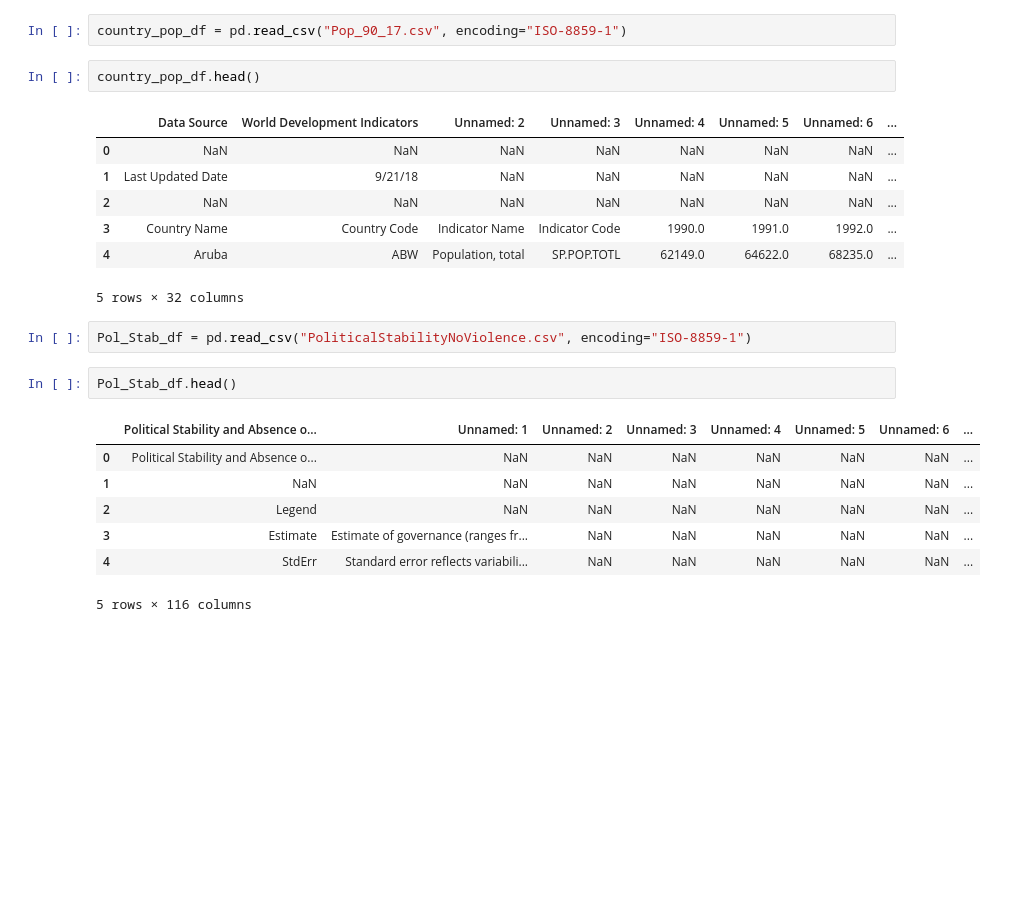
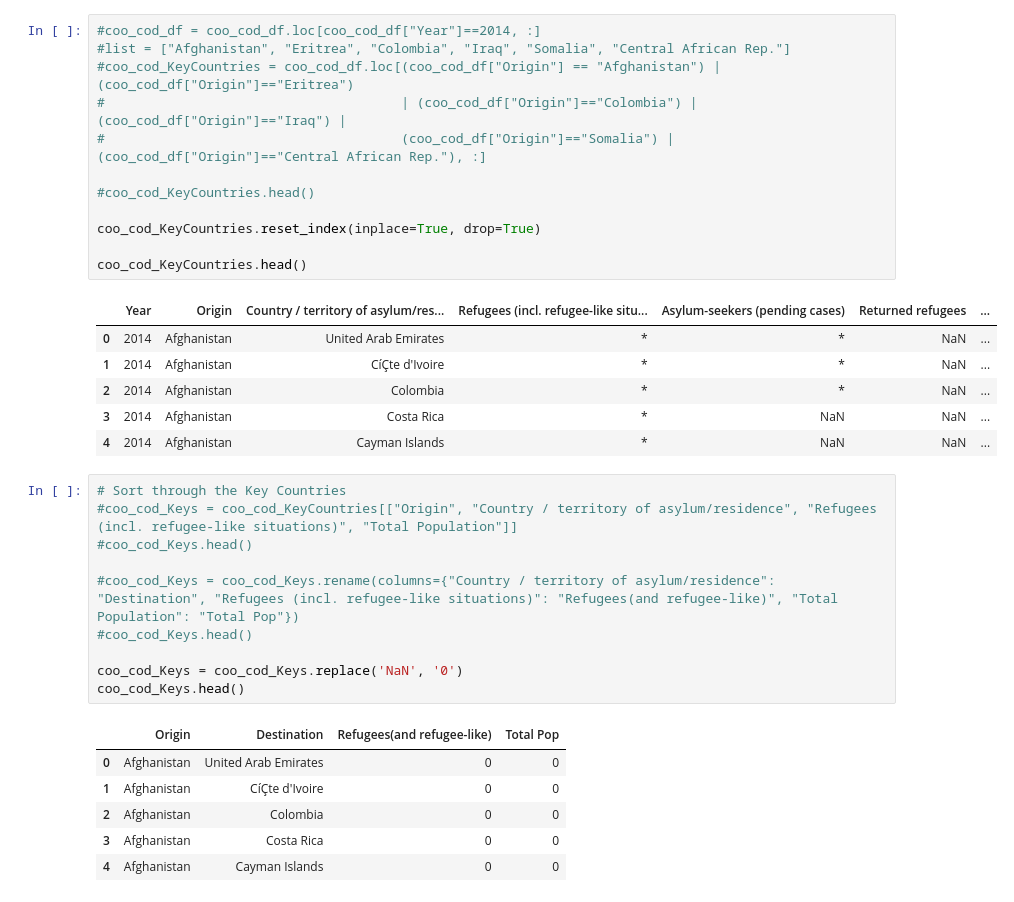
Before and after one commit to SarahCatherineSmith/ImpactHack-migration, a Jupyter notebook: Bubble_Plot/Bubble_Plot_Data_Mash.ipynb, the cells around one changed output. Saved outputs shown, nothing was run; the diff lists cells and outputs as text; blank space fills up the shorter version.

```diff
--- a/Bubble_Plot/Bubble_Plot_Data_Mash.ipynb
+++ b/Bubble_Plot/Bubble_Plot_Data_Mash.ipynb
@@ -18,24 +19,36 @@ country_of_origin_csv_df.head()
-# %%
-country_pop_df = pd.read_csv("Pop_90_17.csv", encoding="ISO-8859-1")
-# %%
-country_pop_df.head()
-# %% [output]
-|  | Data Source | World Development Indicators | Unnamed: 2 | Unnamed: 3 | Unnamed: 4 | Unnamed: 5 | Unnamed: 6 | ... |
-| 0 | NaN | NaN | NaN | NaN | NaN | NaN | NaN | ... |
-| 1 | Last Updated Date | 9/21/18 | NaN | NaN | NaN | NaN | NaN | ... |
-| 2 | NaN | NaN | NaN | NaN | NaN | NaN | NaN | ... |
-| 3 | Country Name | Country Code | Indicator Name | Indicator Code | 1990.0 | 1991.0 | 1992.0 | ... |
-| 4 | Aruba | ABW | Population, total | SP.POP.TOTL | 62149.0 | 64622.0 | 68235.0 | ... |
-5 rows × 32 columns
-# %%
-Pol_Stab_df = pd.read_csv("PoliticalStabilityNoViolence.csv", encoding="ISO-8859-1")
-# %%
-Pol_Stab_df.head()
-# %% [output]
-|  | Political Stability and Absence o... | Unnamed: 1 | Unnamed: 2 | Unnamed: 3 | Unnamed: 4 | Unnamed: 5 | Unnamed: 6 | ... |
-| 0 | Political Stability and Absence o... | NaN | NaN | NaN | NaN | NaN | NaN | ... |
-| 1 | NaN | NaN | NaN | NaN | NaN | NaN | NaN | ... |
-| 2 | Legend | NaN | NaN | NaN | NaN | NaN | NaN | ... |
-| 3 | Estimate | Estimate of governance (ranges fr... | NaN | NaN | NaN | NaN | NaN | ... |
-| 4 | StdErr | Standard error reflects variabili... | NaN | NaN | NaN | NaN | NaN | ... |
-5 rows × 116 columns
+# %%
+#coo_cod_df = coo_cod_df.loc[coo_cod_df["Year"]==2014, :]
+#list = ["Afghanistan", "Eritrea", "Colombia", "Iraq", "Somalia", "Central African Rep."]
+#coo_cod_KeyCountries = coo_cod_df.loc[(coo_cod_df["Origin"] == "Afghanistan") | (coo_cod_df["Origin"]=="Eritrea")
+#                                      | (coo_cod_df["Origin"]=="Colombia") | (coo_cod_df["Origin"]=="Iraq") |
+#                                      (coo_cod_df["Origin"]=="Somalia") |  (coo_cod_df["Origin"]=="Central African Rep."), :]
+
+#coo_cod_KeyCountries.head()
+
+coo_cod_KeyCountries.reset_index(inplace=True, drop=True)
+
+coo_cod_KeyCountries.head()
+# %% [output]
+|  | Year | Origin | Country / territory of asylum/res... | Refugees (incl. refugee-like situ... | Asylum-seekers (pending cases) | Returned refugees | ... |
+| 0 | 2014 | Afghanistan | United Arab Emirates | * | * | NaN | ... |
+| 1 | 2014 | Afghanistan | CíÇte d'Ivoire | * | * | NaN | ... |
+| 2 | 2014 | Afghanistan | Colombia | * | * | NaN | ... |
+| 3 | 2014 | Afghanistan | Costa Rica | * | NaN | NaN | ... |
+| 4 | 2014 | Afghanistan | Cayman Islands | * | NaN | NaN | ... |
+# %%
+# Sort through the Key Countries
+#coo_cod_Keys = coo_cod_KeyCountries[["Origin", "Country / territory of asylum/residence", "Refugees (incl. refugee-like situations)", "Total Population"]]
+#coo_cod_Keys.head()
+
+#coo_cod_Keys = coo_cod_Keys.rename(columns={"Country / territory of asylum/residence": "Destination", "Refugees (incl. refugee-like situations)": "Refugees(and refugee-like)", "Total Population": "Total Pop"})
+#coo_cod_Keys.head()
+
+coo_cod_Keys = coo_cod_Keys.replace('NaN', '0')
+coo_cod_Keys.head()
+# %% [output]
+|  | Origin | Destination | Refugees(and refugee-like) | Total Pop |
+| 0 | Afghanistan | United Arab Emirates | 0 | 0 |
+| 1 | Afghanistan | CíÇte d'Ivoire | 0 | 0 |
+| 2 | Afghanistan | Colombia | 0 | 0 |
+| 3 | Afghanistan | Costa Rica | 0 | 0 |
+| 4 | Afghanistan | Cayman Islands | 0 | 0 |
```
Also changed, not shown: parts of 12 cells of this notebook, 11 other files.
